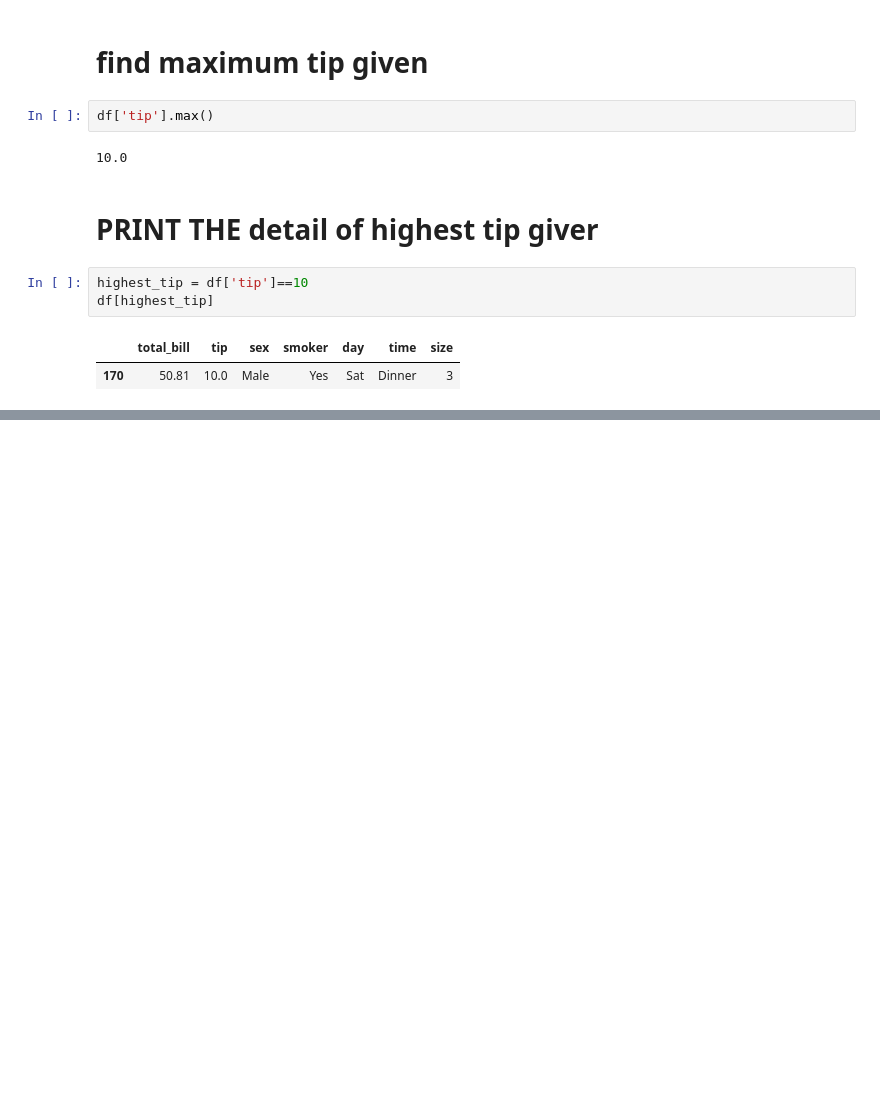
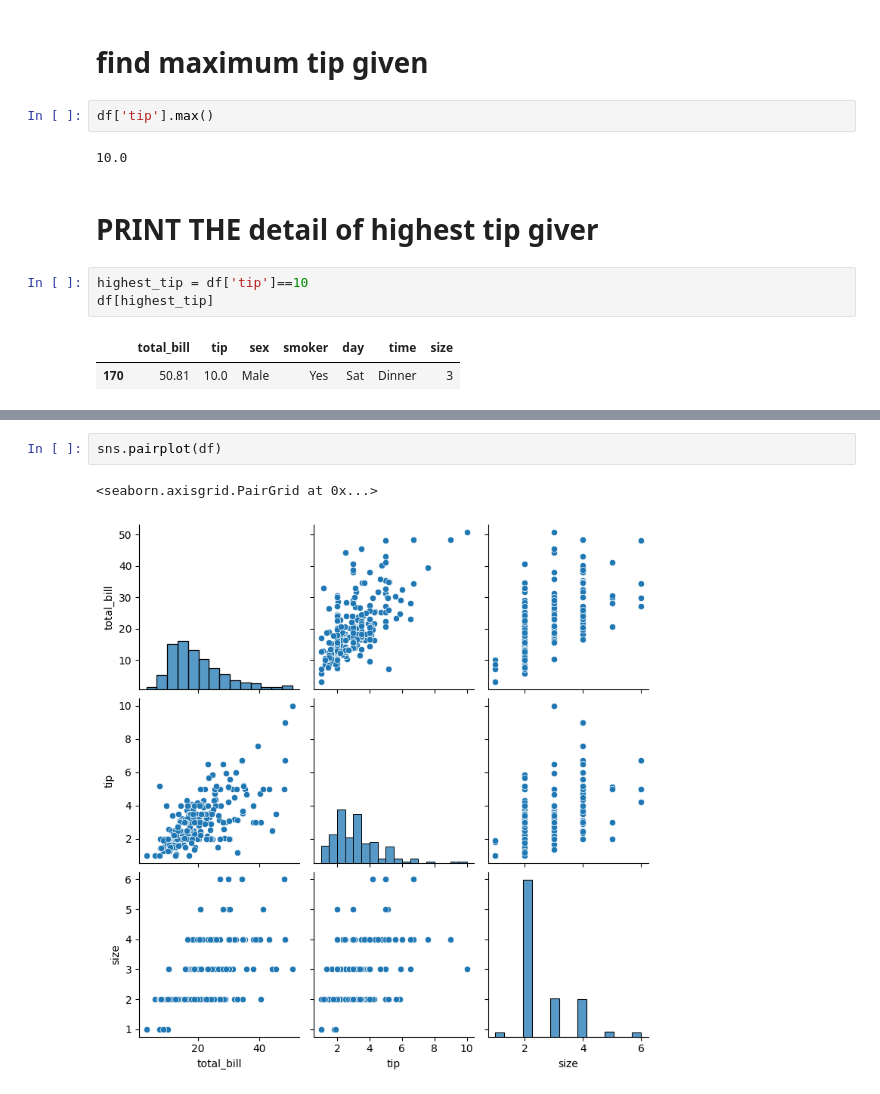
Before and after one commit to AnukulSri/Data-Analysis, a Jupyter notebook: Tips_Analysis/tippp.ipynb, the cells around one changed output, grey strips where cells are left out. Drawn from its saved outputs; the diff is of its cells as text; blank space fills up the shorter version.

```diff
--- a/Tips_Analysis/tippp.ipynb
+++ b/Tips_Analysis/tippp.ipynb
@@ -445,0 +512,5 @@ df[highest_tip]
+# %%
+sns.pairplot(df)
+# %% [output]
+<seaborn.axisgrid.PairGrid at 0x...>
+[figure, added]
```
Also changed, not shown: parts of 30 cells of this notebook.
